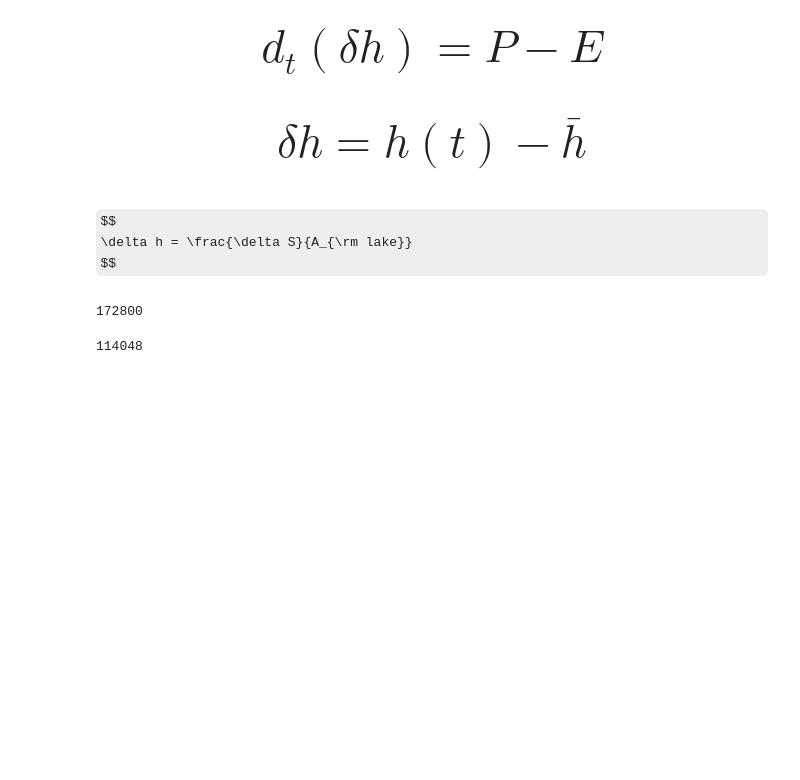
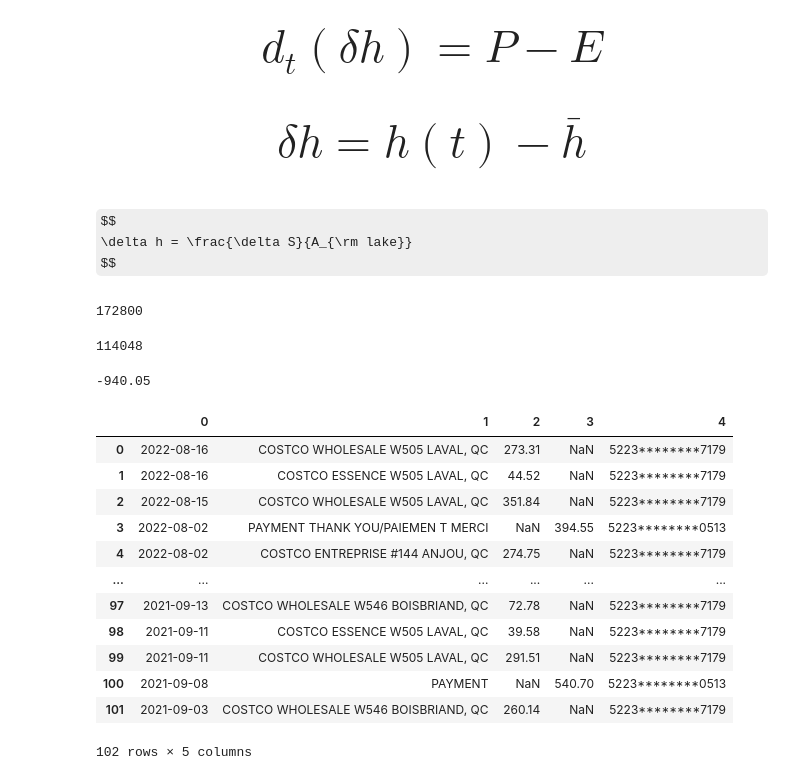
Before and after one commit to guziy/PyNotebooks, a Jupyter notebook: Untitled0.ipynb, the cells around one changed output. Saved outputs shown, nothing was run; the diff lists cells and outputs as text; code cells hidden in the pictures; some formulas as TeX source; blank space fills up the shorter version.

```diff
--- a/Untitled0.ipynb
+++ b/Untitled0.ipynb
@@ -125,0 +129,4 @@ $$
+# %%
+sum(expenses) + sum(payments)
+# %% [output]
+-940.05
@@ -125,0 +141,16 @@ $$
+# %%
+df
+# %% [output]
+|  | 0 | 1 | 2 | 3 | 4 |
+| 0 | 2022-08-16 | COSTCO WHOLESALE W505 LAVAL, QC | 273.31 | NaN | 5223********7179 |
+| 1 | 2022-08-16 | COSTCO ESSENCE W505 LAVAL, QC | 44.52 | NaN | 5223********7179 |
+| 2 | 2022-08-15 | COSTCO WHOLESALE W505 LAVAL, QC | 351.84 | NaN | 5223********7179 |
+| 3 | 2022-08-02 | PAYMENT THANK YOU/PAIEMEN T MERCI | NaN | 394.55 | 5223********0513 |
+| 4 | 2022-08-02 | COSTCO ENTREPRISE #144 ANJOU, QC | 274.75 | NaN | 5223********7179 |
+| ... | ... | ... | ... | ... | ... |
+| 97 | 2021-09-13 | COSTCO WHOLESALE W546 BOISBRIAND, QC | 72.78 | NaN | 5223********7179 |
+| 98 | 2021-09-11 | COSTCO ESSENCE W505 LAVAL, QC | 39.58 | NaN | 5223********7179 |
+| 99 | 2021-09-11 | COSTCO WHOLESALE W505 LAVAL, QC | 291.51 | NaN | 5223********7179 |
+| 100 | 2021-09-08 | PAYMENT | NaN | 540.70 | 5223********0513 |
+| 101 | 2021-09-03 | COSTCO WHOLESALE W546 BOISBRIAND, QC | 260.14 | NaN | 5223********7179 |
+102 rows × 5 columns
```
Also changed, not shown: parts of 8 cells of this notebook, 1 other file.
